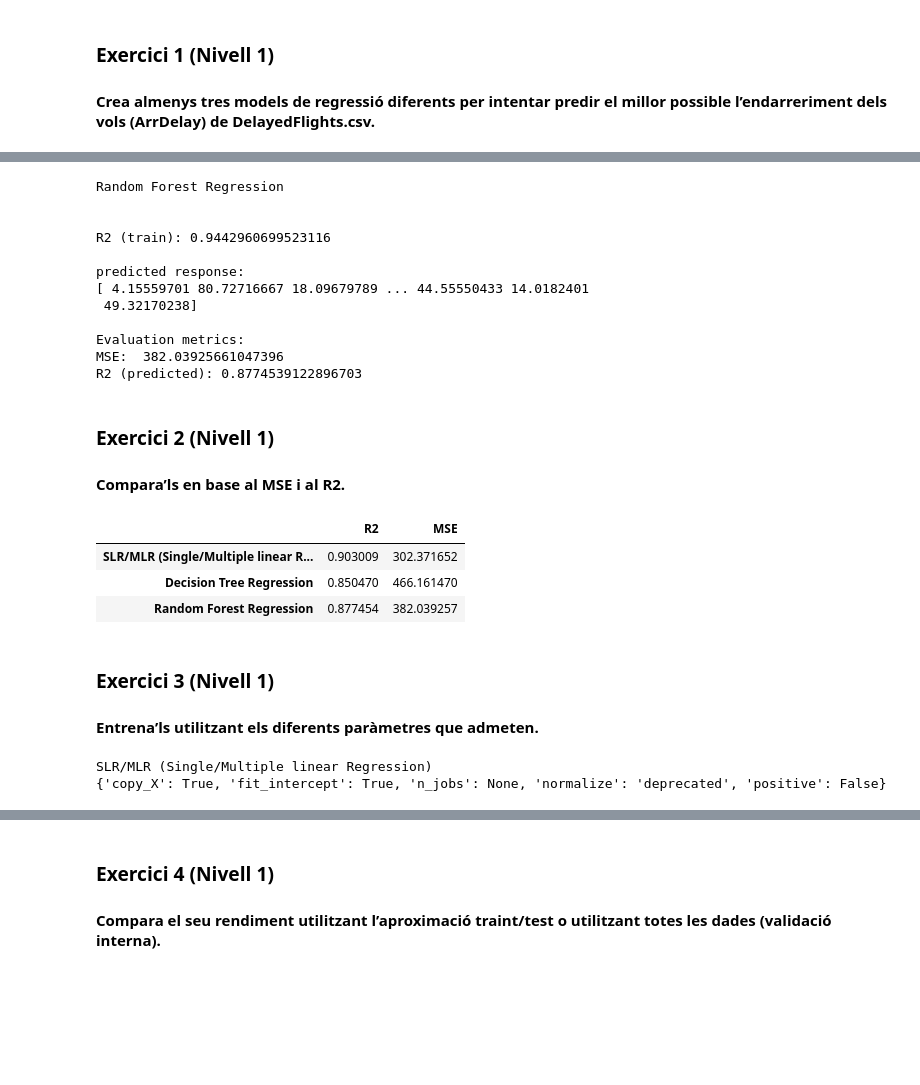
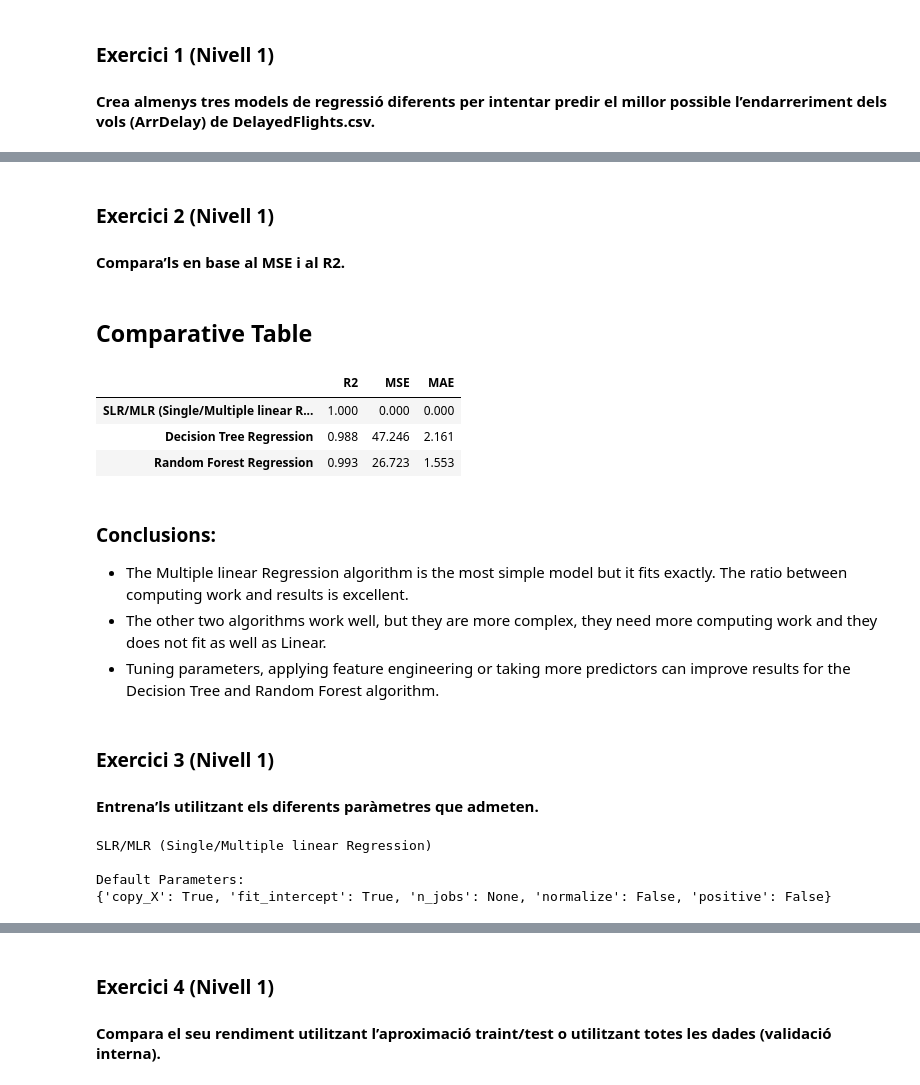
Before and after one commit to DanielMVillar/S09T02_Supervised_Regression, a Jupyter notebook: S09T02_Supervised_Regression.ipynb, the cells around one changed output, grey strips where cells are left out. Drawn from its saved outputs; the diff is of its cells as text; code cells hidden in the pictures; blank space fills up the shorter version.

```diff
--- a/S09T02_Supervised_Regression.ipynb
+++ b/S09T02_Supervised_Regression.ipynb
@@ -170,20 +230,19 @@ R2 (predicted): 0.9030087553528523
 # %%
 #model 2
-print(model2)
-print('\n')
 
 #we obtain R2 from train data
-print('R2 (train):', model_2.score(X_train, y_train))
+R2_train2 = model_2.score(X_train, y_train)
 
 #we obtain predicted values from test data
 y_pred2 = model_2.predict(X_test)
-print('\npredicted response:', y_pred2, sep='\n')
 
 #Evaluation Metrics
-print('\nEvaluation metrics:')
+
 #MSE
-MSE_2 = mean_squared_error(y_test, y_pred2)
-print('MSE: ', MSE_2)
+MSE_2 = round(mean_squared_error(y_test, y_pred2),3)
+
+#MAE
+MAE_2 = round(mean_absolute_error(y_test, y_pred2),3)
+
 #R2 from predicted data
-r2_test2 = r2_score(y_test, y_pred2)
-print('R2 (predicted):', r2_test2)
+r2_test2 = round(r2_score(y_test, y_pred2),3)
@@ -203,66 +249,59 @@ R2 (predicted): 0.8504701720033134
 # %%
 #model 3
-print(model3)
-print('\n')
 
 #we obtain R2 from train data
-print('R2 (train):', model_3.score(X_train, y_train))
+R2_train3 = model_3.score(X_train, y_train)
 
 #we obtain predicted values from test data
 y_pred3 = model_3.predict(X_test)
-print('\npredicted response:', y_pred3, sep='\n')
 
 #Evaluation Metrics
-print('\nEvaluation metrics:')
+
 #MSE
-MSE_3 = mean_squared_error(y_test, y_pred3)
-print('MSE: ', MSE_3)
+MSE_3 = round(mean_squared_error(y_test, y_pred3),3)
+
+#MAE
+MAE_3 = round(mean_absolute_error(y_test, y_pred3),3)
+
 #R2 from predicted data
-r2_test3 = r2_score(y_test, y_pred3)
-print('R2 (predicted):', r2_test3)
+r2_test3 = round(r2_score(y_test, y_pred3),3)
-# %% [output]
-Random Forest Regression
-
-
-R2 (train): 0.9442960699523116
-
-predicted response:
-[ 4.15559701 80.72716667 18.09679789 ... 44.55550433 14.0182401
- 49.32170238]
-
-Evaluation metrics:
-MSE:  382.03925661047396
-R2 (predicted): 0.8774539122896703
 # %% [markdown]
 ### Exercici 2 (Nivell 1)
 #### Compara’ls en base al MSE i al R2.
+# %% [markdown]
+## Comparative Table
 # %%
-#comparation
 
-#conclusions from comparation:
-#the most simple model is the one with better results
-
-df_EvaluationMetrics = pd.DataFrame(data=[[r2_test1, MSE_1],[r2_test2, MSE_2],[r2_test3, MSE_3]],
-                                    columns=['R2','MSE'], index=[model1, model2, model3])
+df_EvaluationMetrics = pd.DataFrame(data=[[r2_test1, MSE_1, MAE_1],[r2_test2, MSE_2, MAE_2],[r2_test3, MSE_3, MAE_3]],
+                                    columns=['R2','MSE', 'MAE'], index=[model1, model2, model3])
 df_EvaluationMetrics
 # %% [output]
-|  | R2 | MSE |
-| SLR/MLR (Single/Multiple linear R... | 0.903009 | 302.371652 |
-| Decision Tree Regression | 0.850470 | 466.161470 |
-| Random Forest Regression | 0.877454 | 382.039257 |
+|  | R2 | MSE | MAE |
+| SLR/MLR (Single/Multiple linear R... | 1.000 | 0.000 | 0.000 |
+| Decision Tree Regression | 0.988 | 47.246 | 2.161 |
+| Random Forest Regression | 0.993 | 26.723 | 1.553 |
+# %% [markdown]
+### Conclusions:
+
+- The Multiple linear Regression algorithm is the most simple model but it fits exactly. The ratio between computing work and results is excellent.
+- The other two algorithms work well, but they are more complex, they need more computing work and they does not fit as well as Linear.
+- Tuning parameters, applying feature engineering or taking more predictors can improve results for the Decision Tree and Random Forest algorithm.
 # %% [markdown]
 ### Exercici 3 (Nivell 1)
 #### Entrena’ls utilitzant els diferents paràmetres que admeten.
 # %%
 #parameters for Model 1
 print(model1)
+print('\nDefault Parameters:')
 print(model_1.get_params())
 
 #training model 1
 #there are no parameters to fit this model, because is quite simple
 # %% [output]
 SLR/MLR (Single/Multiple linear Regression)
-{'copy_X': True, 'fit_intercept': True, 'n_jobs': None, 'normalize': 'deprecated', 'positive': False}
+
+Default Parameters:
+{'copy_X': True, 'fit_intercept': True, 'n_jobs': None, 'normalize': False, 'positive': False}
 # %%
 #parameters for Model 2
 print(model2)
```
Also changed, not shown: parts of 36 cells of this notebook.
